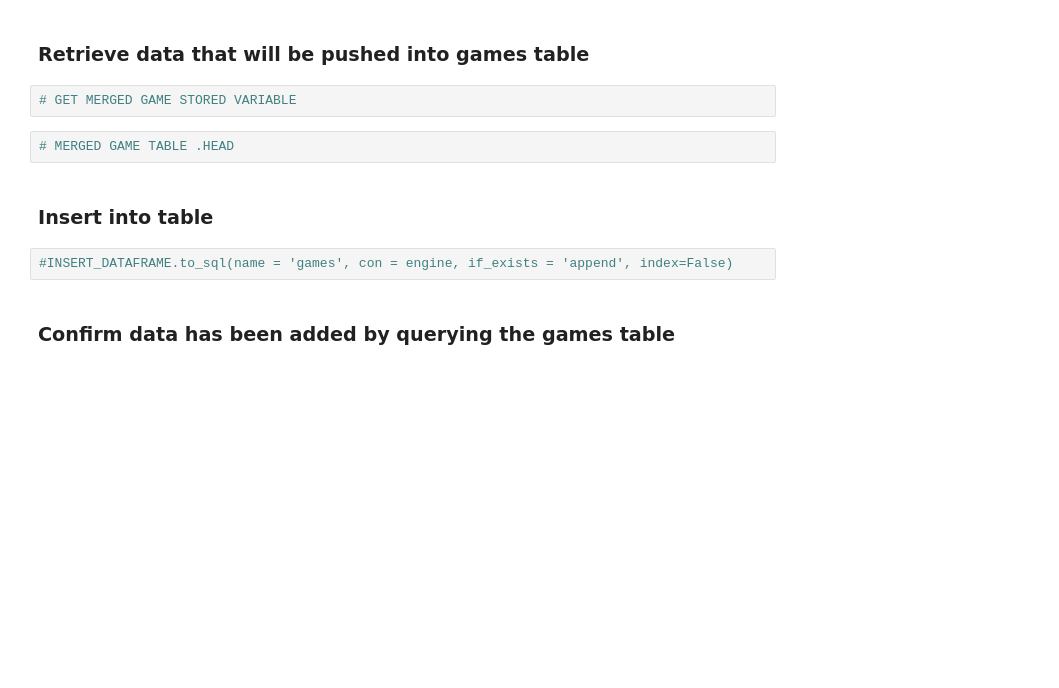
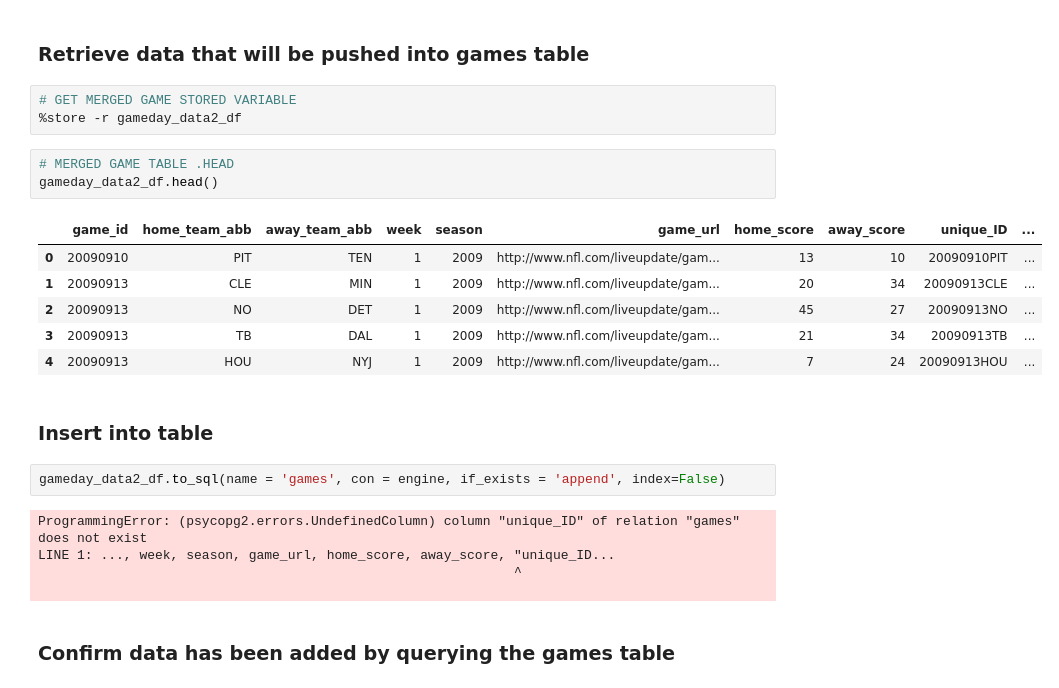
Before and after one commit to atomazos/etl_project, a Jupyter notebook: database_connection.ipynb, the cells around one changed output. Cells and saved outputs as stored; diff of their text form; blank space fills up the shorter version.

Commit message:
Added ERD and inserted values into tables

```diff
--- a/database_connection.ipynb
+++ b/database_connection.ipynb
@@ -38,12 +43,26 @@ pd.read_sql_query('select * from players', con=engine).head()
 ### Retrieve data that will be pushed into games table
 # %%
 # GET MERGED GAME STORED VARIABLE
+%store -r gameday_data2_df
 # %%
 # MERGED GAME TABLE .HEAD
+gameday_data2_df.head()
+# %% [output]
+|  | game_id | home_team_abb | away_team_abb | week | season | game_url | home_score | away_score | unique_ID | ... |
+| 0 | 20090910 | PIT | TEN | 1 | 2009 | http://www.nfl.com/liveupdate/gam... | 13 | 10 | 20090910PIT | ... |
+| 1 | 20090913 | CLE | MIN | 1 | 2009 | http://www.nfl.com/liveupdate/gam... | 20 | 34 | 20090913CLE | ... |
+| 2 | 20090913 | NO | DET | 1 | 2009 | http://www.nfl.com/liveupdate/gam... | 45 | 27 | 20090913NO | ... |
+| 3 | 20090913 | TB | DAL | 1 | 2009 | http://www.nfl.com/liveupdate/gam... | 21 | 34 | 20090913TB | ... |
+| 4 | 20090913 | HOU | NYJ | 1 | 2009 | http://www.nfl.com/liveupdate/gam... | 7 | 24 | 20090913HOU | ... |
 # %% [markdown]
 ### Insert into table
 # %%
-#INSERT_DATAFRAME.to_sql(name = 'games', con = engine, if_exists = 'append', index=False)
+gameday_data2_df.to_sql(name = 'games', con = engine, if_exists = 'append', index=False)
+# %% [output]
+ProgrammingError: (psycopg2.errors.UndefinedColumn) column "unique_ID" of relation "games" does not exist
+LINE 1: ..., week, season, game_url, home_score, away_score, "unique_ID...
+                                                             ^
+
 # %% [markdown]
 ### Confirm data has been added by querying the games table
 # %%
```
Also changed, not shown: parts of 5 cells of this notebook, 4 other files.
